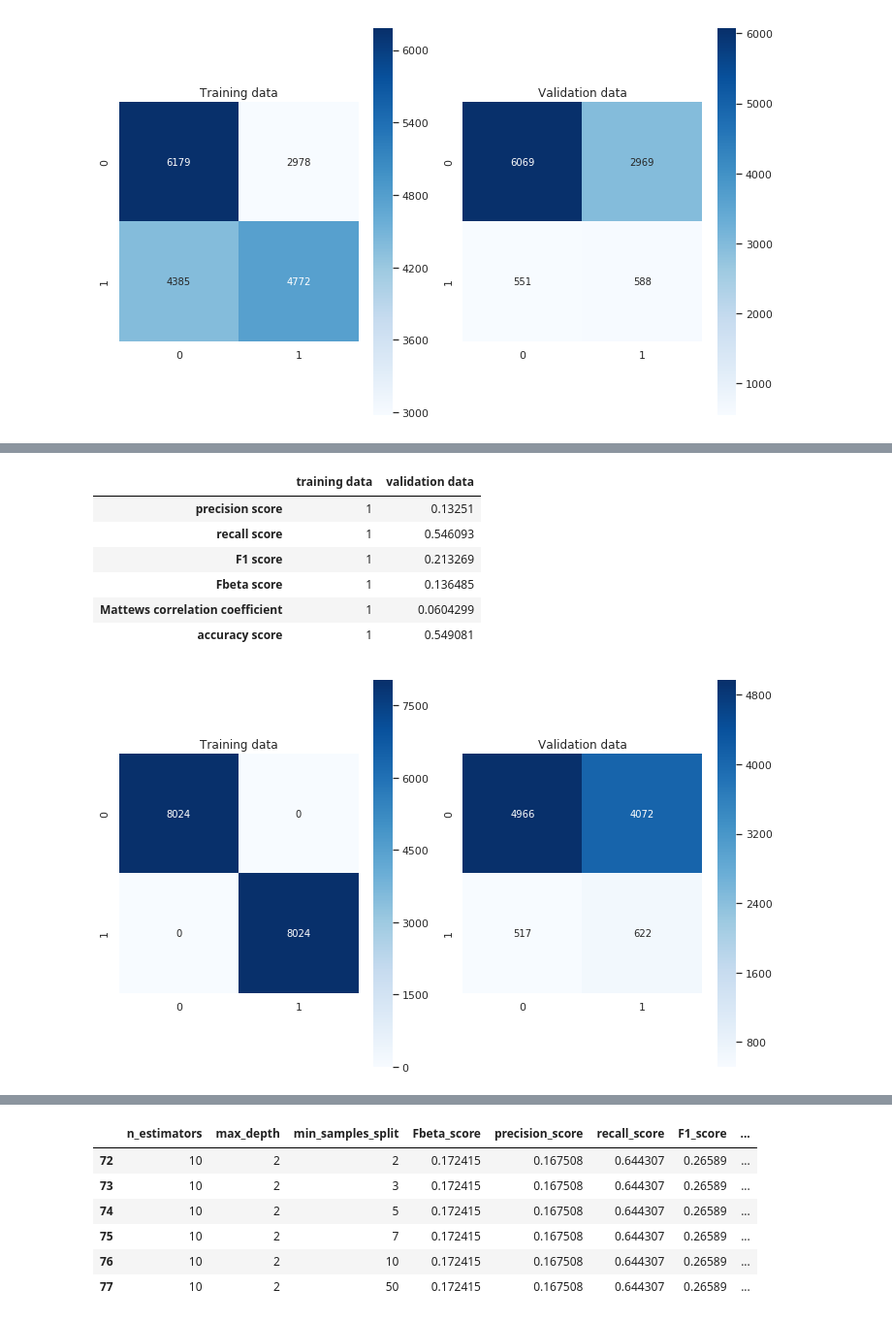
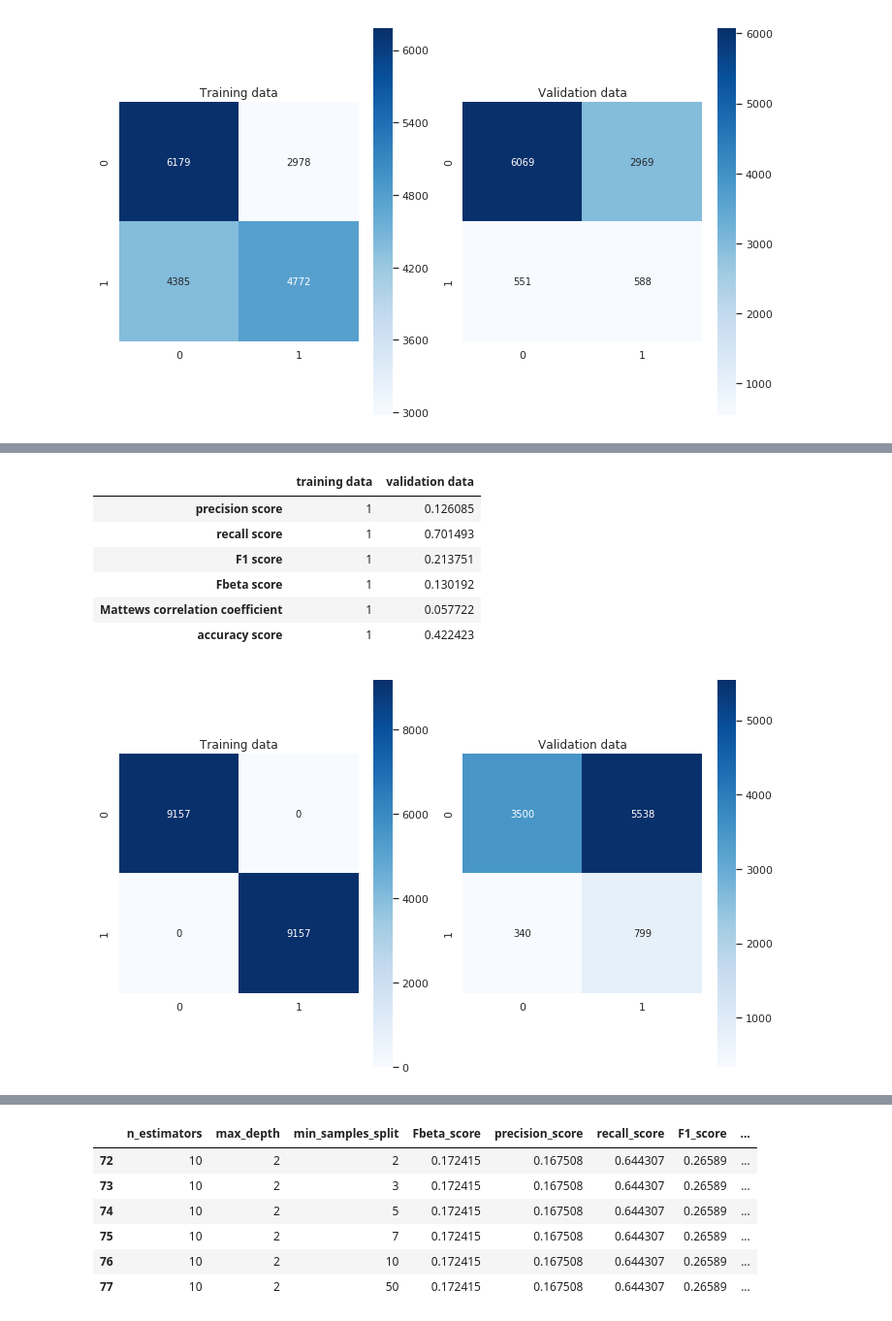
Before and after one commit to pavelzimin/hospital_readmission, a Jupyter notebook: 03_Hospital_Readmission_Machine_Learning.ipynb, the cells around one changed output, grey strips where cells are left out. Shown at 97% size. Saved outputs shown, nothing was run; the diff lists cells and outputs as text; code cells hidden in the pictures.

Commit message:
added annotations, final model

```diff
--- a/03_Hospital_Readmission_Machine_Learning.ipynb
+++ b/03_Hospital_Readmission_Machine_Learning.ipynb
@@ -113,32 +143,0 @@ print(y_train.shape)
-# %%
-def test_model(X_train, y_train, X_valid, y_valid, clf, oob_score=False):
-    f, (ax1, ax2) =  plt.subplots(1, 2, figsize=(10, 6))
-    sns.heatmap(confusion_matrix(y_train, clf.predict(X_train)), cmap=plt.cm.Blues, square=True, annot=True, fmt='d', ax=ax1);
-    ax1.set_title('Training data')
-    sns.heatmap(confusion_matrix(y_valid, clf.predict(X_valid)), cmap=plt.cm.Blues, square=True, annot=True, fmt='d', ax=ax2);
-    ax2.set_title('Validation data');
-    plt.tight_layout();
-    y_train_pred = clf.predict(X_train)
-    y_valid_pred = clf.predict(X_valid)
-    score_table = pd.DataFrame(columns=['training data', 'validation data'])
-    score_table.loc['precision score', 'training data'] = precision_score(y_train, y_train_pred)
-    score_table.loc['recall score', 'training data'] = recall_score(y_train, y_train_pred)
-    score_table.loc['F1 score', 'training data'] = f1_score(y_train, y_train_pred)
-    score_table.loc['Fbeta score', 'training data'] = fbeta_score(y_train, y_train_pred, beta=0.2)
-    score_table.loc['Mattews correlation coefficient', 'training data'] = matthews_corrcoef(y_train, y_train_pred)
-    score_table.loc['accuracy score', 'training data'] = accuracy_score(y_train, y_train_pred)
-    score_table.loc['precision score', 'validation data'] = precision_score(y_valid, y_valid_pred)
-    score_table.loc['recall score', 'validation data'] = recall_score(y_valid, y_valid_pred)
-    score_table.loc['F1 score', 'validation data'] = f1_score(y_valid, y_valid_pred)
-    score_table.loc['Fbeta score', 'validation data'] = fbeta_score(y_valid, y_valid_pred, beta=0.2)
-    score_table.loc['Mattews correlation coefficient', 'validation data'] = matthews_corrcoef(y_valid, y_valid_pred)
-    score_table.loc['accuracy score', 'validation data'] = accuracy_score(y_valid, y_valid_pred)
-    if oob_score:
-        score_table.loc['out of bag error', 'training data'] = clf.oob_score_
-    return score_table
-
-X_train_combined = np.concatenate((X_train, X_hold1))
-y_train_combined = np.concatenate((y_train, y_hold1))
-clf_RF = RandomForestClassifier(n_jobs=-1, oob_score=True, random_state=42)
-clf_RF.fit(X_train_combined, y_train_combined)
-test_model(X_train_combined, y_train_combined, X_hold2, y_hold2, clf_RF, oob_score=True)
@@ -570,13 +627,13 @@ test_model(X_rus_combined_scaled, y_rus_combined, X_hold2_combined_scaled, y_hol
 # %%
 ada_clf = AdaBoostClassifier(DecisionTreeClassifier())
-ada_clf.fit(X_rus, y_rus)
-test_model(X_rus, y_rus, X_hold2, y_hold2, ada_clf)
+ada_clf.fit(X_rus_combined_scaled, y_rus_combined)
+test_model(X_rus_combined_scaled, y_rus_combined, X_hold2, y_hold2, ada_clf)
 # %% [output]
 |  | training data | validation data |
-| precision score | 1 | 0.13251 |
-| recall score | 1 | 0.546093 |
-| F1 score | 1 | 0.213269 |
-| Fbeta score | 1 | 0.136485 |
-| Mattews correlation coefficient | 1 | 0.0604299 |
-| accuracy score | 1 | 0.549081 |
+| precision score | 1 | 0.126085 |
+| recall score | 1 | 0.701493 |
+| F1 score | 1 | 0.213751 |
+| Fbeta score | 1 | 0.130192 |
+| Mattews correlation coefficient | 1 | 0.057722 |
+| accuracy score | 1 | 0.422423 |
-[figure, old version]
+[figure, new version]
```
Also changed, not shown: parts of 57 cells of this notebook, 1 other file.
